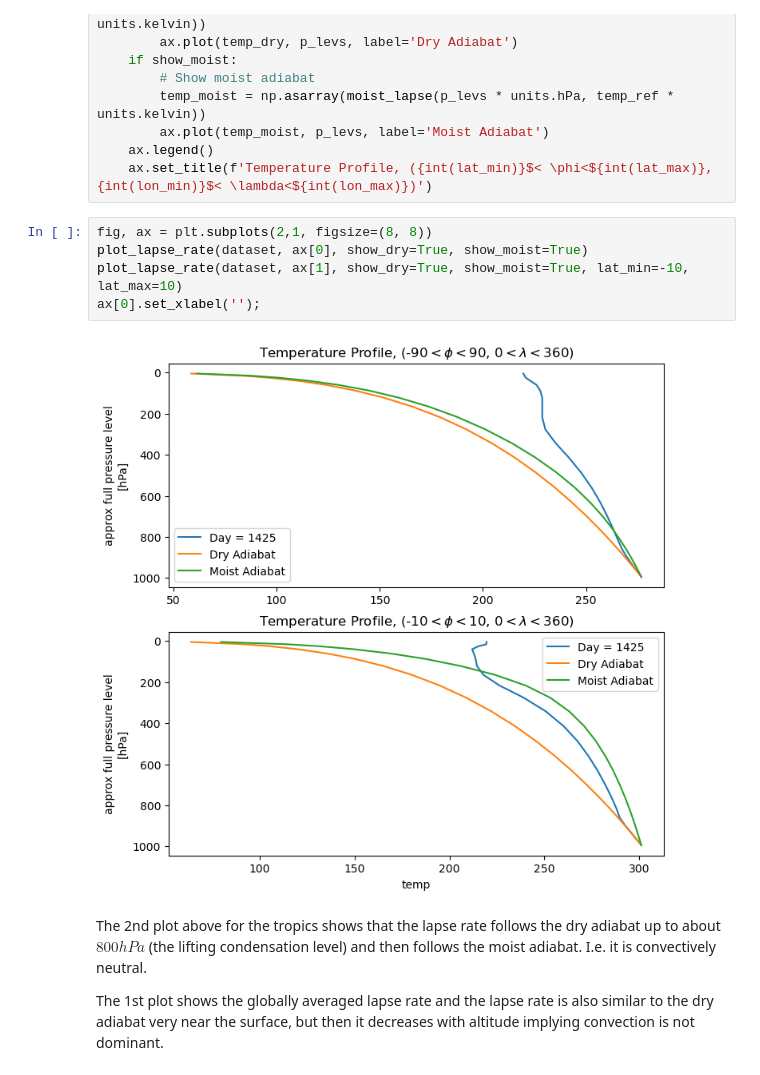
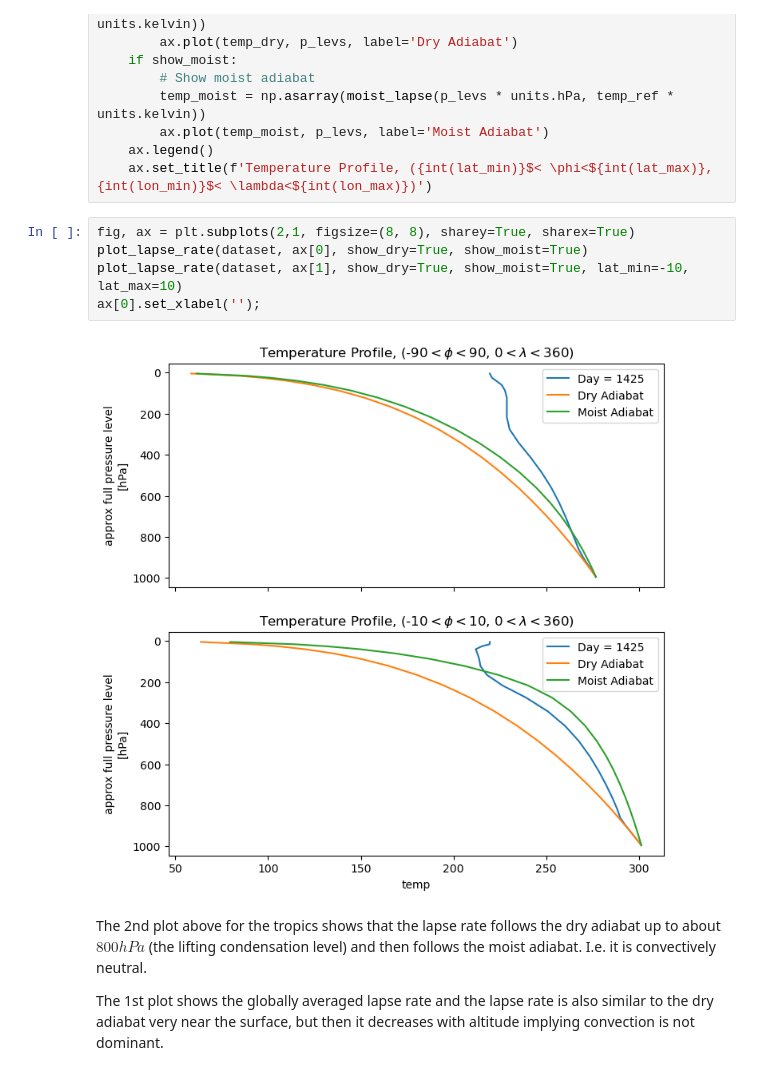
Before and after one commit to jduffield65/Isca, a Jupyter notebook: jobs/aquaplanet/lapse_rate.ipynb, the cells around one changed output. Cells and saved outputs as stored; diff of their text form.

```diff
--- a/jobs/aquaplanet/lapse_rate.ipynb
+++ b/jobs/aquaplanet/lapse_rate.ipynb
@@ -36,12 +36,12 @@ def plot_lapse_rate(d, ax, time=None, lat_min=-90, lat_max=90, lon_min=0, lon_ma
     ax.legend()
     ax.set_title(f'Temperature Profile, ({int(lat_min)}$< \phi<${int(lat_max)}, {int(lon_min)}$< \lambda<${int(lon_max)})')
 # %%
-fig, ax = plt.subplots(2,1, figsize=(8, 8))
+fig, ax = plt.subplots(2,1, figsize=(8, 8), sharey=True, sharex=True)
 plot_lapse_rate(dataset, ax[0], show_dry=True, show_moist=True)
 plot_lapse_rate(dataset, ax[1], show_dry=True, show_moist=True, lat_min=-10, lat_max=10)
 ax[0].set_xlabel('');
 # %% [output]
-[figure, old version]
+[figure, new version]
 # %% [markdown]
 The 2nd plot above for the tropics shows that the lapse rate follows the dry adiabat up to about $800hPa$ (the lifting condensation level) and then follows the moist adiabat. I.e. it is convectively neutral.
 
```
Also changed, not shown: 12 other files.
